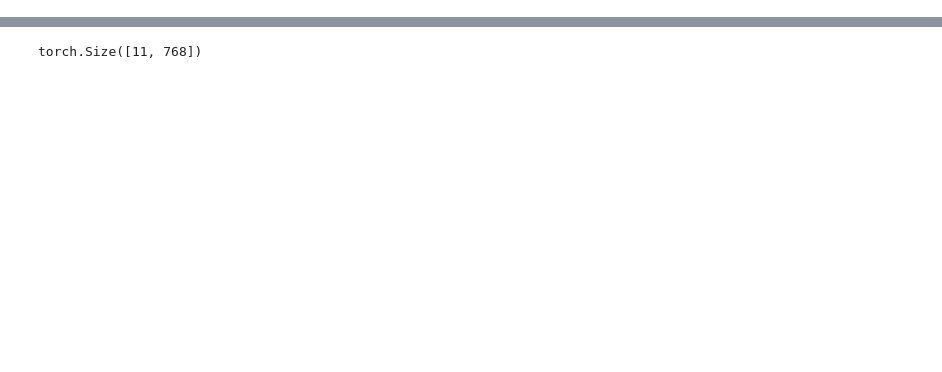
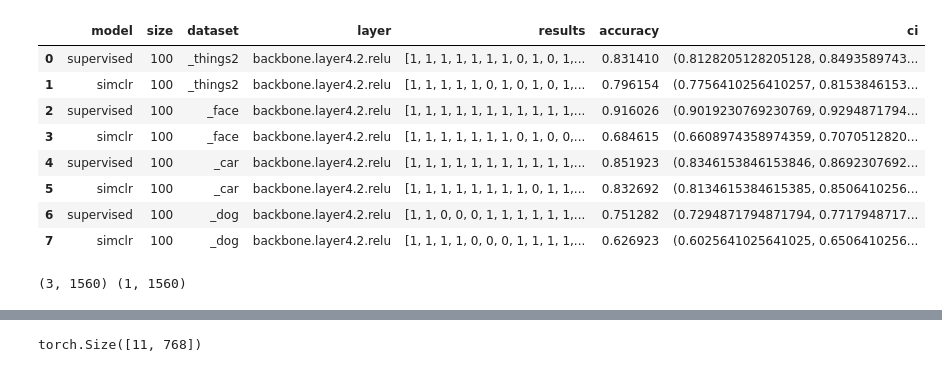
Before and after one commit to aimarvi/mmselfsup, a Jupyter notebook: notebooks/behav_test.ipynb, the cells around one changed output, grey strips where cells are left out. Cells and saved outputs as stored; diff of their text form; code cells hidden in the pictures; blank space fills up the shorter version.

```diff
--- a/notebooks/behav_test.ipynb
+++ b/notebooks/behav_test.ipynb
@@ -112,0 +134,22 @@ feat 11 200
+# %%
+df = pd.read_pickle('/om2/user/amarvi/FACE/saved_models/behav_mini_results_all.pkl')
+df
+# %% [output]
+|  | model | size | dataset | layer | results | accuracy | ci |
+| 0 | supervised | 100 | _things2 | backbone.layer4.2.relu | [1, 1, 1, 1, 1, 1, 1, 0, 1, 0, 1,... | 0.831410 | (0.8128205128205128, 0.8493589743... |
+| 1 | simclr | 100 | _things2 | backbone.layer4.2.relu | [1, 1, 1, 1, 1, 0, 1, 0, 1, 0, 1,... | 0.796154 | (0.7756410256410257, 0.8153846153... |
+| 2 | supervised | 100 | _face | backbone.layer4.2.relu | [1, 1, 1, 1, 1, 1, 1, 1, 1, 1, 1,... | 0.916026 | (0.9019230769230769, 0.9294871794... |
+| 3 | simclr | 100 | _face | backbone.layer4.2.relu | [1, 1, 1, 1, 1, 1, 1, 0, 1, 0, 0,... | 0.684615 | (0.6608974358974359, 0.7070512820... |
+| 4 | supervised | 100 | _car | backbone.layer4.2.relu | [1, 1, 1, 1, 1, 1, 1, 1, 1, 1, 1,... | 0.851923 | (0.8346153846153846, 0.8692307692... |
+| 5 | simclr | 100 | _car | backbone.layer4.2.relu | [1, 1, 1, 1, 1, 1, 1, 1, 0, 1, 1,... | 0.832692 | (0.8134615384615385, 0.8506410256... |
+| 6 | supervised | 100 | _dog | backbone.layer4.2.relu | [1, 1, 0, 0, 0, 1, 1, 1, 1, 1, 1,... | 0.751282 | (0.7294871794871794, 0.7717948717... |
+| 7 | simclr | 100 | _dog | backbone.layer4.2.relu | [1, 1, 1, 1, 0, 0, 0, 1, 1, 1, 1,... | 0.626923 | (0.6025641025641025, 0.6506410256... |
+# %%
+f = scipy.io.loadmat('/om2/user/amarvi/FACE/data/data_up.mat')
+
+triplet = f['data_up'][0][0][0]
+perf = f['data_up'][0][0][1]
+
+print(triplet.shape, perf.shape)
+# %% [output]
+(3, 1560) (1, 1560)
```
Also changed, not shown: parts of 8 cells of this notebook, 6 other files.
